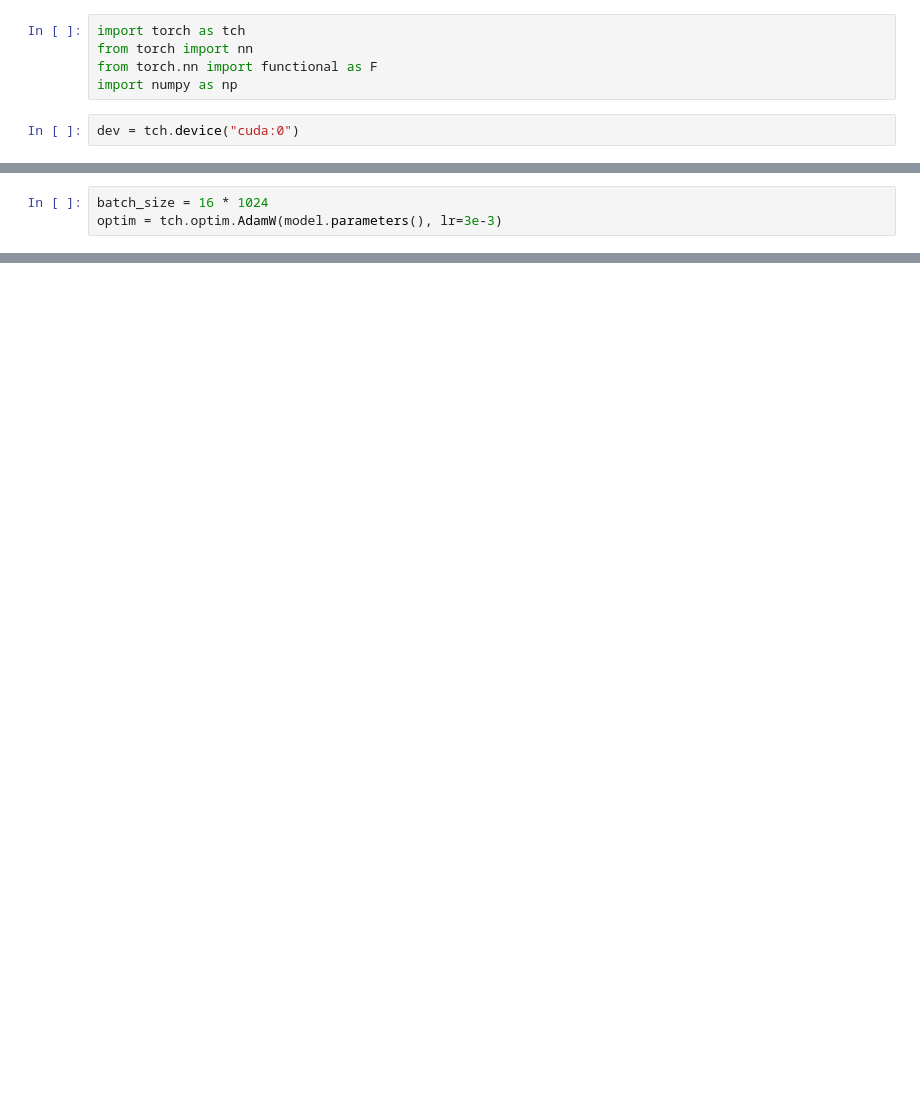
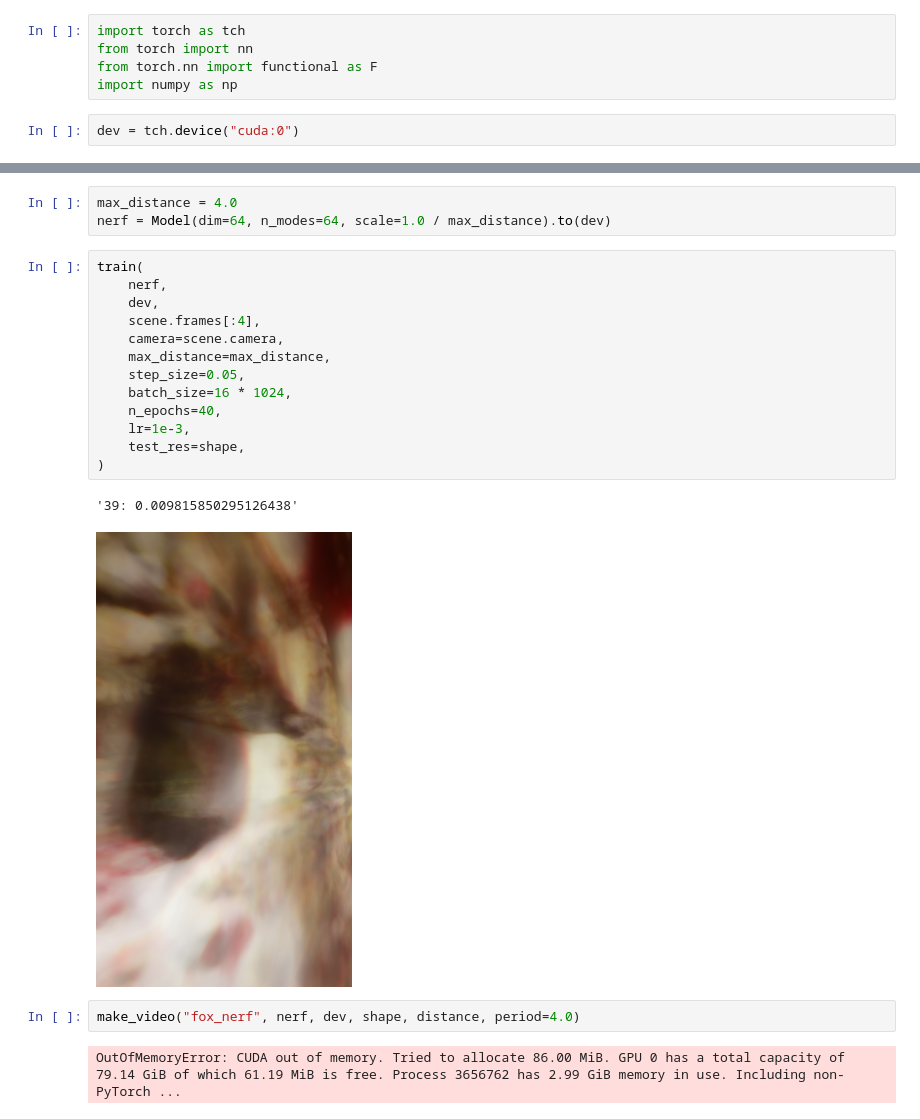
Before and after one commit to agerasev/nerf-playground, a Jupyter notebook: 3d.ipynb, the cells around one changed output, grey strips where cells are left out. Saved outputs shown, nothing was run; the diff lists cells and outputs as text; blank space fills up the shorter version.

```diff
--- a/3d.ipynb
+++ b/3d.ipynb
@@ -324,3 +11,0 @@ epoch = 0
-# %%
-batch_size = 16 * 1024
-optim = tch.optim.AdamW(model.parameters(), lr=3e-3)
@@ -378,0 +421,23 @@ infer(
+# %%
+max_distance = 4.0
+nerf = Model(dim=64, n_modes=64, scale=1.0 / max_distance).to(dev)
+# %%
+train(
+    nerf,
+    dev,
+    scene.frames[:4],
+    camera=scene.camera,
+    max_distance=max_distance,
+    step_size=0.05,
+    batch_size=16 * 1024,
+    n_epochs=40,
+    lr=1e-3,
+    test_res=shape,
+)
+# %% [output]
+'39: 0.009815850295126438'
+[figure, added]
+# %%
+make_video("fox_nerf", nerf, dev, shape, distance, period=4.0)
+# %% [output]
+OutOfMemoryError: CUDA out of memory. Tried to allocate 86.00 MiB. GPU 0 has a total capacity of 79.14 GiB of which 61.19 MiB is free. Process 3656762 has 2.99 GiB memory in use. Including non-PyTorch ...
```
Also changed, not shown: parts of 35 cells of this notebook, 4 other files.
